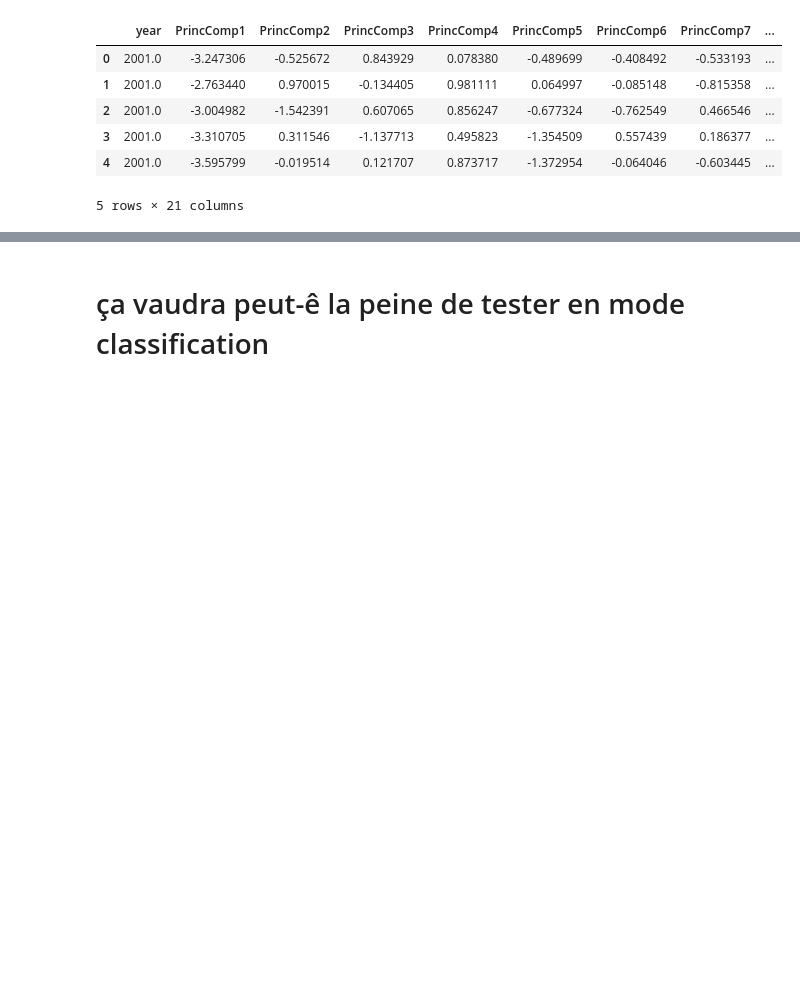
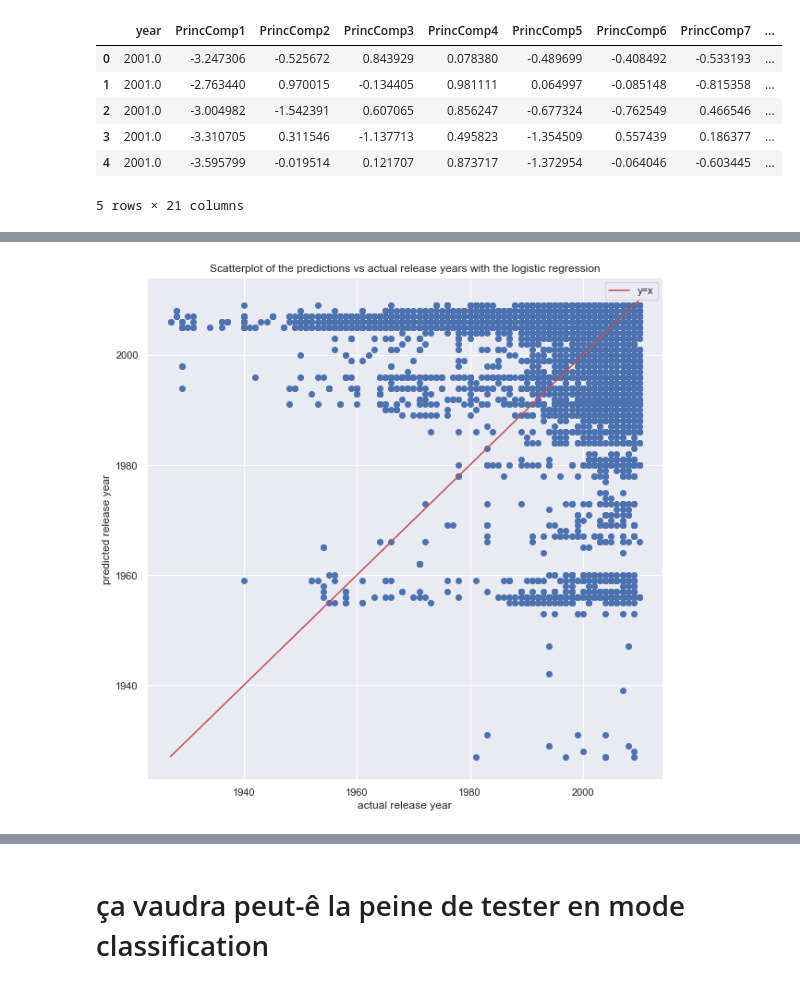
Before and after one commit to acharruey/YearPredictionMSD-Machine-Learning, a Jupyter notebook: FinalProject.ipynb, the cells around one changed output, grey strips where cells are left out. Drawn from its saved outputs; the diff is of its cells as text; code cells hidden in the pictures; blank space fills up the shorter version.

```diff
--- a/FinalProject.ipynb
+++ b/FinalProject.ipynb
@@ -288,0 +377,7 @@ df_train_pca.shape :  (463715, 21)
+# %%
+logr = linear_model.LogisticRegression()
+logr.fit(df_train_pca.iloc[:,1:], df_train_pca.iloc[:,0])
+
+# we round predictions as we want years
+y_pred_logr = np.round(logr.predict(df_test_pca.iloc[:,1:]),0)
+pd.DataFrame(y_pred_logr, columns=['year']).head()
@@ -288,0 +411,13 @@ df_train_pca.shape :  (463715, 21)
+# %%
+fig, ax = plt.subplots(figsize=(10,10))
+ax.scatter(y_test, y_pred_logr)
+ax.set_xlabel('actual release year')
+ax.set_ylabel('predicted release year')
+
+lineStart = min(y_test.min(), y_pred_logr.min())
+lineEnd = max(y_test.max(), y_pred_logr.max())
+ax.plot([lineStart, lineEnd], [lineStart, lineEnd], '-', color = 'r', label = 'y=x')
+plt.legend()
+plt.title('Scatterplot of the predictions vs actual release years with the logistic regression');
+# %% [output]
+[figure, added]
```
Also changed, not shown: parts of 28 cells of this notebook.
